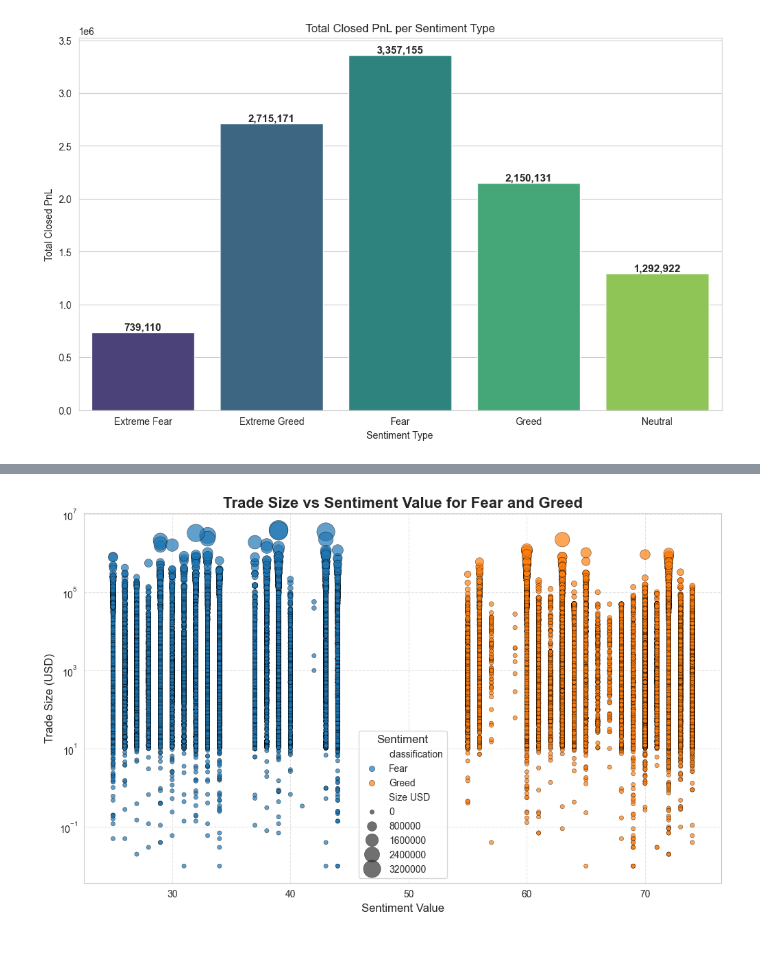
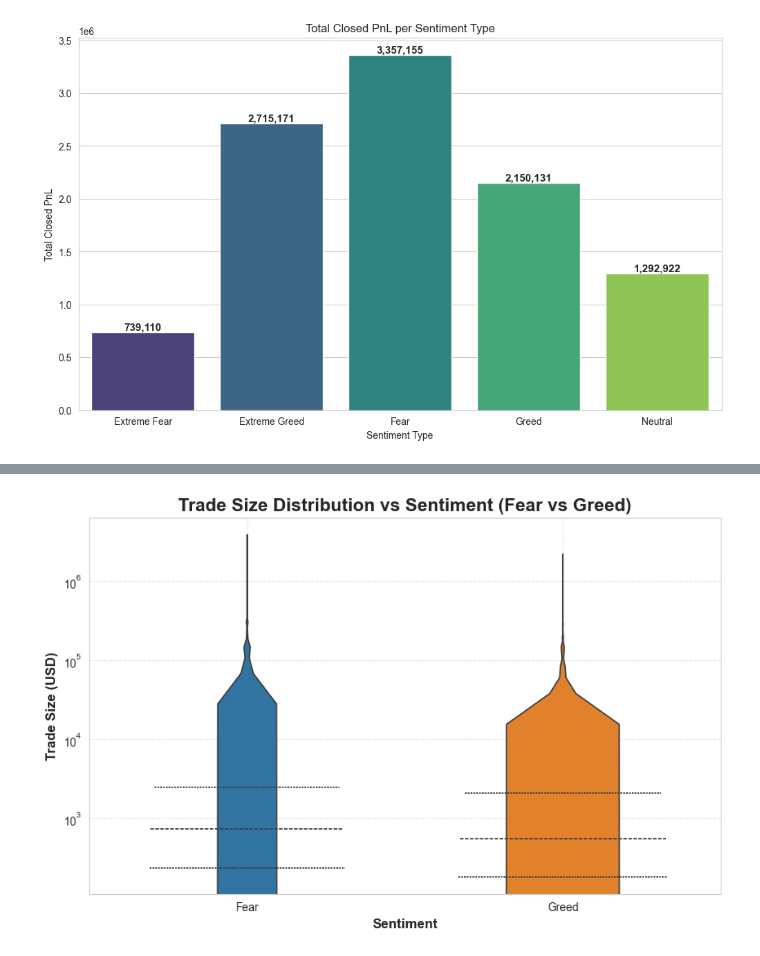
Before and after one commit to Shreyashpatilgh/PrimeTradeAI, a Jupyter notebook: primetradeAI.ipynb, the cells around one changed output, grey strips where cells are left out. Drawn from its saved outputs; the diff is of its cells as text; code cells hidden in the pictures.

```diff
--- a/primetradeAI.ipynb
+++ b/primetradeAI.ipynb
@@ -40,10 +154,6 @@ historical_data.head()
 | 2 | 0xae5eacaf9c6b9111fd53034a602c192... | @107 | 7.99 | 144.09 | 1150.63 | BUY | 02-12-2024 22:50 | 1002.52 | ... |
 | 3 | 0xae5eacaf9c6b9111fd53034a602c192... | @107 | 7.99 | 142.98 | 1142.04 | BUY | 02-12-2024 22:50 | 1146.56 | ... |
 | 4 | 0xae5eacaf9c6b9111fd53034a602c192... | @107 | 7.99 | 8.73 | 69.75 | BUY | 02-12-2024 22:50 | 1289.49 | ... |
-# %%
-# Clear any missing values from both datasets
-historical_data = historical_data.dropna()
-sentiment_data = sentiment_data.dropna()
 # %%
 # Convert 'date' columns to date only
 historical_data['date'] = pd.to_datetime(historical_data['Timestamp IST'], dayfirst=True).dt.date
@@ -324,38 +458,35 @@ plt.show()
 # %%
-# Trade size vs sentiment value for Fear and Greed sentiments
+#Trade size vs sentiment value for Fear and Greed sentiments
 import matplotlib.pyplot as plt
 import seaborn as sns
 
 # Filter extreme sentiments
-feerAndGready = merged_data[merged_data['classification'].isin(['Fear', 'Greed'])]
+fearAndGreed = merged_data[merged_data['classification'].isin(['Fear', 'Greed'])]
 
-plt.figure(figsize=(12,7))
+plt.figure(figsize=(10,6))
 sns.set_style("whitegrid")
 
-# Scatter plot with size proportional to trade size
-sns.scatterplot(
-    data=feerAndGready,
-    x='value',
+# Violin plot: Trade Size vs Sentiment
+sns.violinplot(
+    data=fearAndGreed,
+    x='classification',
     y='Size USD',
     hue='classification',
-    size='Size USD',
-    sizes=(20, 400),
+    legend=False,
     palette={'Fear':'#1f77b4', 'Greed':'#ff7f0e'},
-    alpha=0.7,
-    edgecolor='black'
+    inner='quartile'
 )
 
 # Titles and labels
-plt.title('Trade Size vs Sentiment Value for Fear and Greed', fontsize=16, fontweight='bold')
-plt.xlabel('Sentiment Value', fontsize=12)
-plt.ylabel('Trade Size (USD)', fontsize=12)
+plt.title('Trade Size Distribution vs Sentiment (Fear vs Greed)', fontsize=16, fontweight='bold')
+plt.xlabel('Sentiment', fontsize=12, fontweight='bold')
+plt.ylabel('Trade Size (USD)', fontsize=12, fontweight='bold')
 plt.yscale('log')
-plt.legend(title='Sentiment', fontsize=10, title_fontsize=12)
 plt.grid(True, linestyle='--', alpha=0.5)
 
 plt.show()
 # %% [output]
-[figure, old version]
+[figure, new version]
 # %%
 # Trade size vs sentiment value for Neutral sentiments
 neutral_sentiments = merged_data[merged_data['classification'].isin(['Neutral'])]
```
Also changed, not shown: parts of 21 cells of this notebook, 1 other file.
